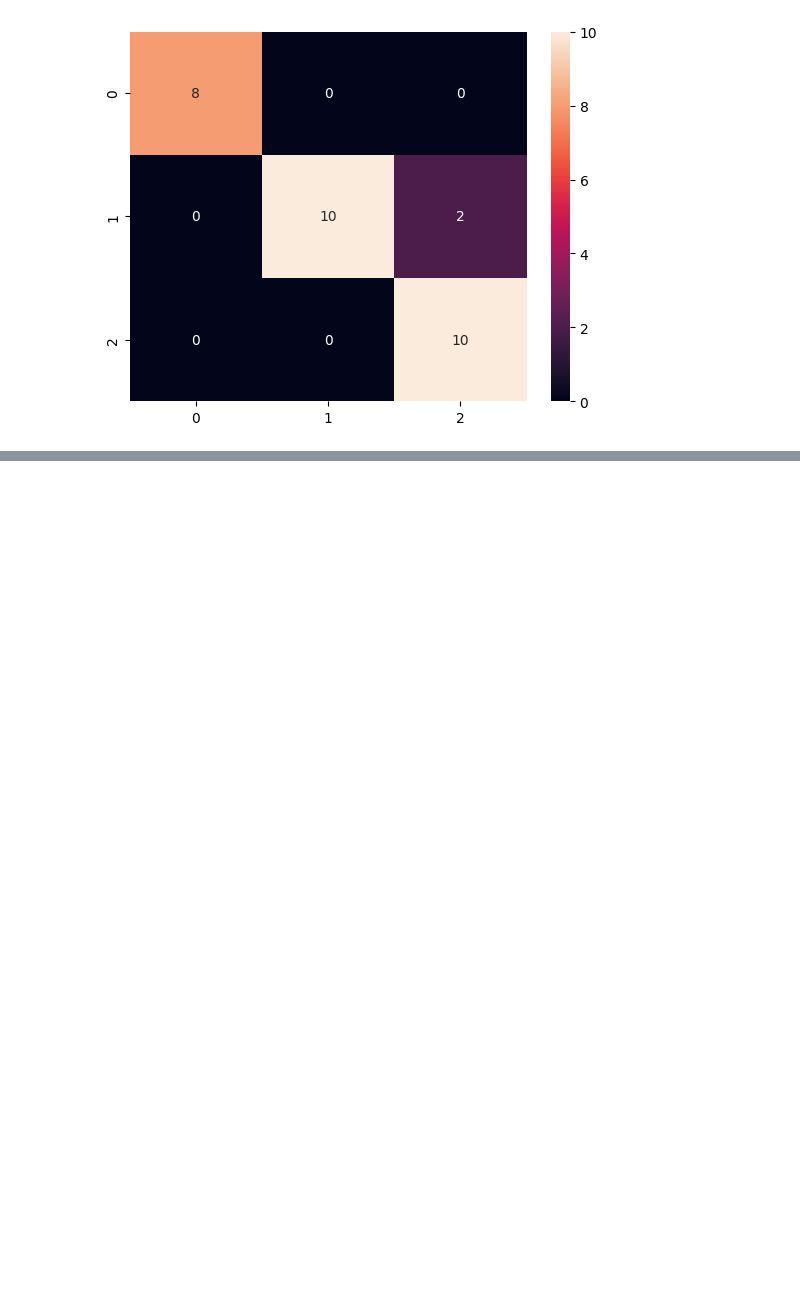
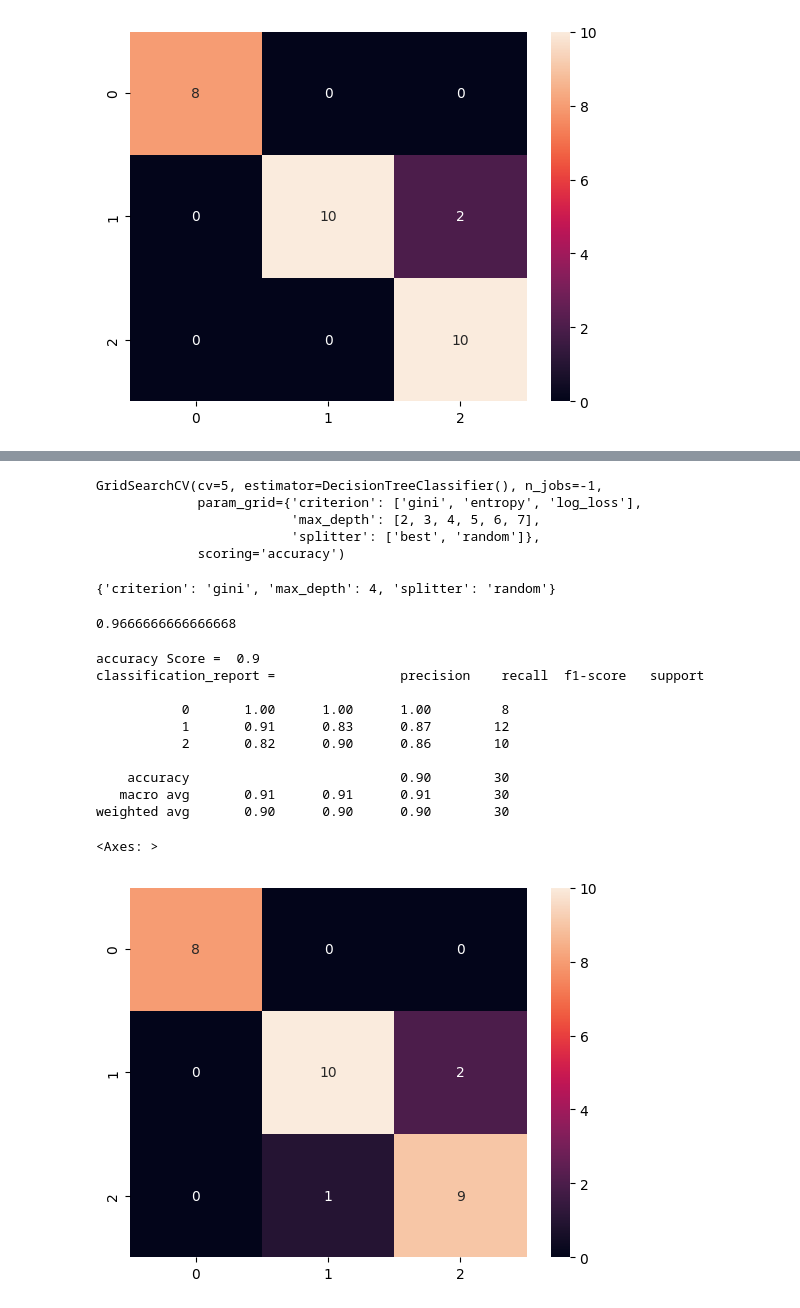
Before and after one commit to GOLISHYAMP/Colab_Notebooks, a Jupyter notebook: DecisionTreeClassifier.ipynb, the cells around one changed output, grey strips where cells are left out. Saved outputs shown, nothing was run; the diff lists cells and outputs as text; code cells hidden in the pictures; blank space fills up the shorter version.

Commit message:
Done with the Decision Tree Classifier

```diff
--- a/DecisionTreeClassifier.ipynb
+++ b/DecisionTreeClassifier.ipynb
@@ -60,0 +65,44 @@ weighted avg       0.94      0.93      0.93        30
+# %%
+params = {
+    'criterion' : ['gini', 'entropy', 'log_loss'],
+    'splitter' : ['best', 'random'],
+    'max_depth' : [2,3,4,5,6,7]
+}
+# %%
+from sklearn.model_selection import GridSearchCV
+gsv = GridSearchCV(estimator=DecisionTreeClassifier(), param_grid = params, scoring = 'accuracy', n_jobs = -1, refit = True, cv = 5)
+gsv.fit(X_train, y_train)
+# %% [output]
+GridSearchCV(cv=5, estimator=DecisionTreeClassifier(), n_jobs=-1,
+             param_grid={'criterion': ['gini', 'entropy', 'log_loss'],
+                         'max_depth': [2, 3, 4, 5, 6, 7],
+                         'splitter': ['best', 'random']},
+             scoring='accuracy')
+# %%
+gsv.best_params_
+# %% [output]
+{'criterion': 'gini', 'max_depth': 4, 'splitter': 'random'}
+# %%
+gsv.best_score_
+# %% [output]
+0.9666666666666668
+# %%
+y_pred = gsv.predict(X_test)
+# %%
+from sklearn.metrics import confusion_matrix, accuracy_score, classification_report
+print('accuracy Score = ', accuracy_score(y_test, y_pred))
+print('classification_report = ', classification_report(y_test, y_pred))
+sns.heatmap(confusion_matrix(y_test, y_pred), annot=True)
+# %% [output]
+accuracy Score =  0.9
+classification_report =                precision    recall  f1-score   support
+
+           0       1.00      1.00      1.00         8
+           1       0.91      0.83      0.87        12
+           2       0.82      0.90      0.86        10
+
+    accuracy                           0.90        30
+   macro avg       0.91      0.91      0.91        30
+weighted avg       0.90      0.90      0.90        30
+<Axes: >
+[figure, added]
```
Also changed, not shown: parts of 2 cells of this notebook.
